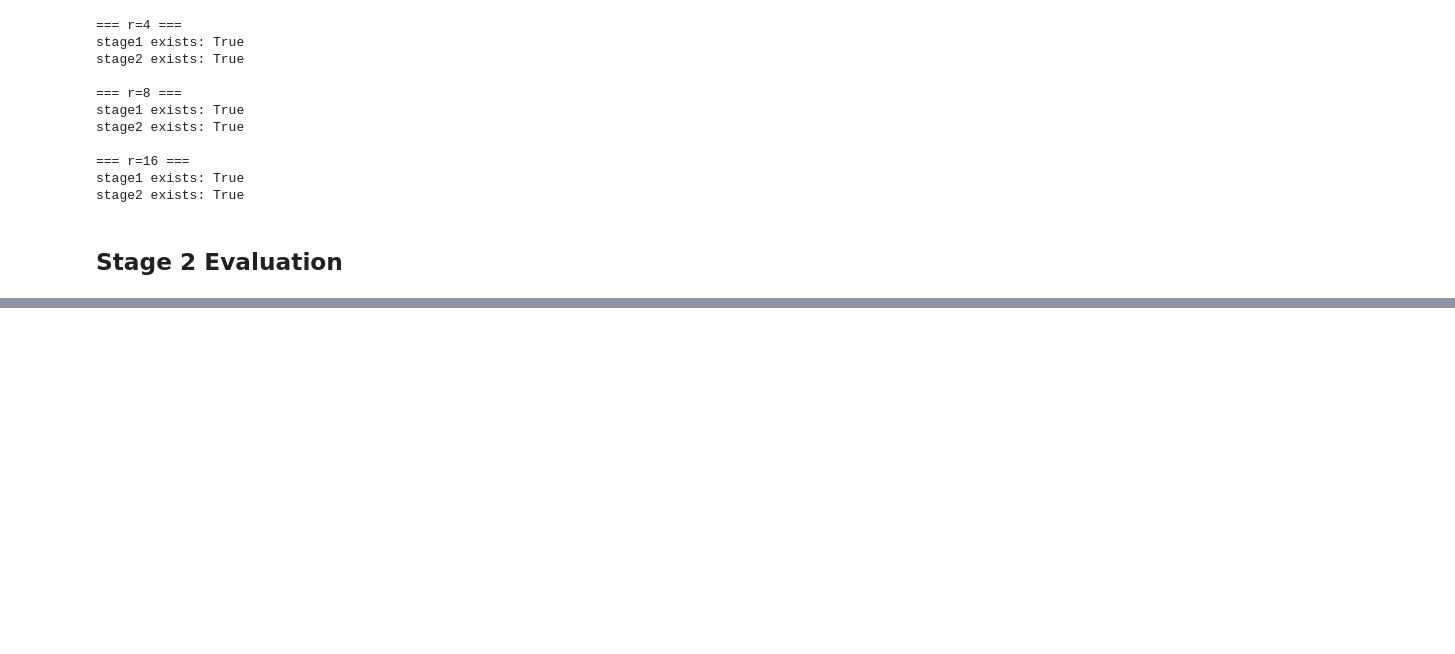
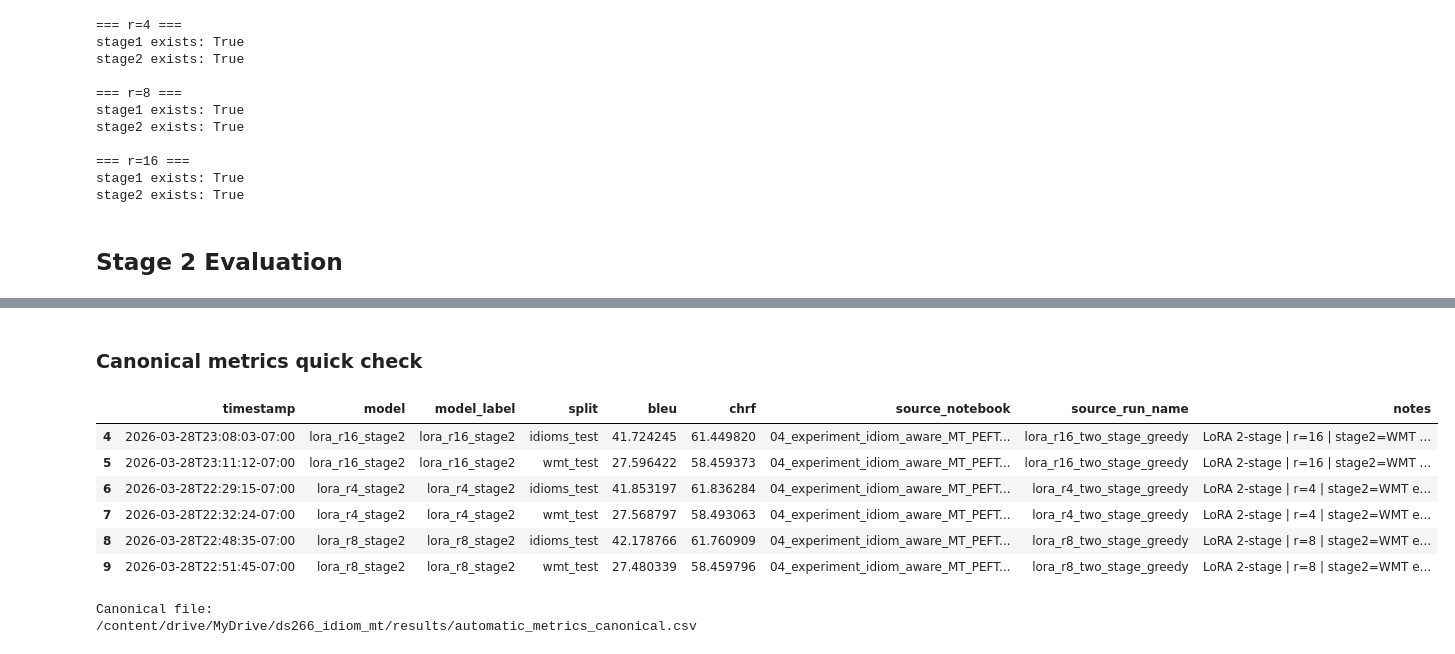
Before and after one commit to auntiepersilla/Idiom_Aware_MT_Finetuning_EN-DE, a Jupyter notebook: notebooks/04_experiment_idiom_aware_MT_PEFT_LoRA_RANK.ipynb, the cells around one changed output, grey strips where cells are left out. Cells and saved outputs as stored; diff of their text form; code cells hidden in the pictures; blank space fills up the shorter version.

Commit message:
added canonical dataset, checkpoign verification, and other minor updates.

```diff
--- a/notebooks/04_experiment_idiom_aware_MT_PEFT_LoRA_RANK.ipynb
+++ b/notebooks/04_experiment_idiom_aware_MT_PEFT_LoRA_RANK.ipynb
@@ -903,0 +1046,22 @@ lora_r16_two_stage wmt (beam8_lp1.2): {'bleu': 27.538302993717156, 'chrf': 58.47
+# %% [markdown]
+### Canonical metrics quick check
+# %%
+if os.path.exists(CANONICAL_METRICS_PATH):
+    canonical_df = pd.read_csv(CANONICAL_METRICS_PATH)
+    display(
+        canonical_df[
+            canonical_df["model_label"].isin(["lora_r4_stage2", "lora_r8_stage2", "lora_r16_stage2"])
+        ].sort_values(["model_label", "split"])
+    )
+    print("Canonical file:", CANONICAL_METRICS_PATH)
+else:
+    print("Canonical file not found yet:", CANONICAL_METRICS_PATH)
+# %% [output]
+|  | timestamp | model | model_label | split | bleu | chrf | source_notebook | source_run_name | notes |
+| 4 | 2026-03-28T23:08:03-07:00 | lora_r16_stage2 | lora_r16_stage2 | idioms_test | 41.724245 | 61.449820 | 04_experiment_idiom_aware_MT_PEFT... | lora_r16_two_stage_greedy | LoRA 2-stage | r=16 | stage2=WMT ... |
+| 5 | 2026-03-28T23:11:12-07:00 | lora_r16_stage2 | lora_r16_stage2 | wmt_test | 27.596422 | 58.459373 | 04_experiment_idiom_aware_MT_PEFT... | lora_r16_two_stage_greedy | LoRA 2-stage | r=16 | stage2=WMT ... |
+| 6 | 2026-03-28T22:29:15-07:00 | lora_r4_stage2 | lora_r4_stage2 | idioms_test | 41.853197 | 61.836284 | 04_experiment_idiom_aware_MT_PEFT... | lora_r4_two_stage_greedy | LoRA 2-stage | r=4 | stage2=WMT e... |
+| 7 | 2026-03-28T22:32:24-07:00 | lora_r4_stage2 | lora_r4_stage2 | wmt_test | 27.568797 | 58.493063 | 04_experiment_idiom_aware_MT_PEFT... | lora_r4_two_stage_greedy | LoRA 2-stage | r=4 | stage2=WMT e... |
+| 8 | 2026-03-28T22:48:35-07:00 | lora_r8_stage2 | lora_r8_stage2 | idioms_test | 42.178766 | 61.760909 | 04_experiment_idiom_aware_MT_PEFT... | lora_r8_two_stage_greedy | LoRA 2-stage | r=8 | stage2=WMT e... |
+| 9 | 2026-03-28T22:51:45-07:00 | lora_r8_stage2 | lora_r8_stage2 | wmt_test | 27.480339 | 58.459796 | 04_experiment_idiom_aware_MT_PEFT... | lora_r8_two_stage_greedy | LoRA 2-stage | r=8 | stage2=WMT e... |
+Canonical file: /content/drive/MyDrive/ds266_idiom_mt/results/automatic_metrics_canonical.csv
```
Also changed, not shown: parts of 19 cells of this notebook.
